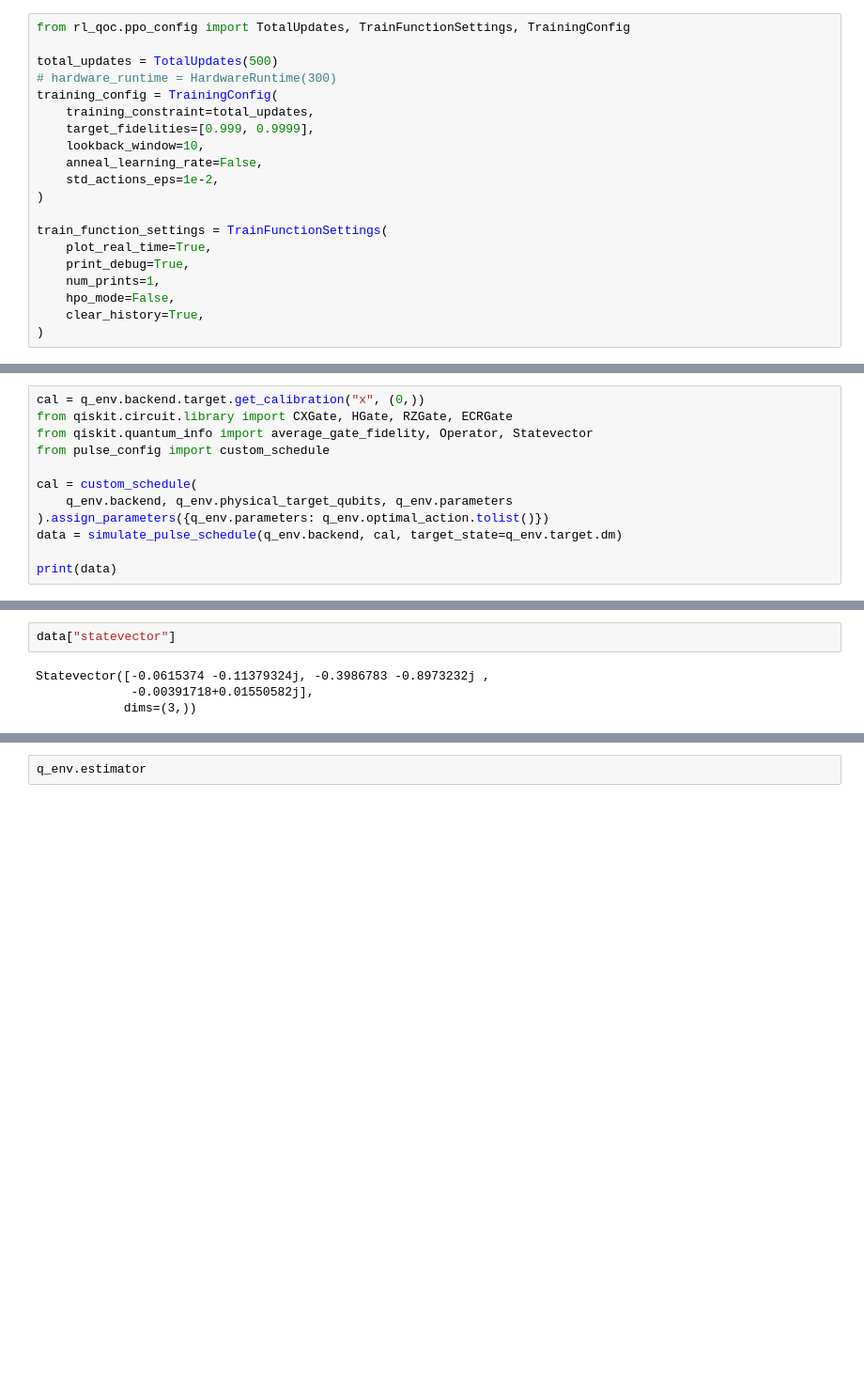
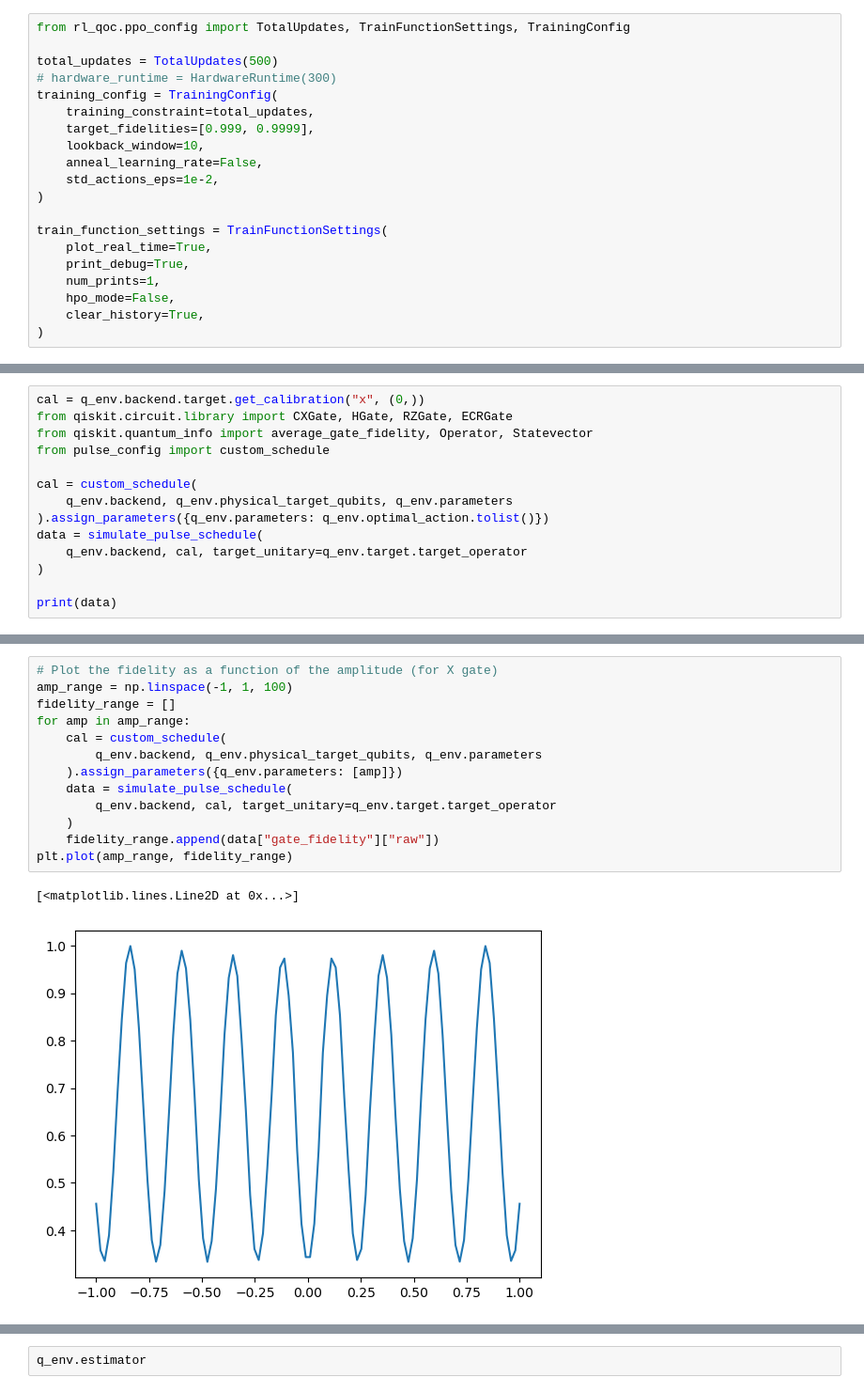
Before and after one commit to arthurostrauss/Quantum_Optimal_Control, a Jupyter notebook: pulse_level/qiskit_pulse/pulse_level_learning.ipynb, the cells around one changed output, grey strips where cells are left out. Shown at 94% size. Saved outputs shown, nothing was run; the diff lists cells and outputs as text; blank space fills up the shorter version.

```diff
--- a/pulse_level/qiskit_pulse/pulse_level_learning.ipynb
+++ b/pulse_level/qiskit_pulse/pulse_level_learning.ipynb
@@ -201,7 +227,9 @@ from pulse_config import custom_schedule
 cal = custom_schedule(
     q_env.backend, q_env.physical_target_qubits, q_env.parameters
 ).assign_parameters({q_env.parameters: q_env.optimal_action.tolist()})
-data = simulate_pulse_schedule(q_env.backend, cal, target_state=q_env.target.dm)
+data = simulate_pulse_schedule(
+    q_env.backend, cal, target_unitary=q_env.target.target_operator
+)
 
 print(data)
 # %% [output]
@@ -226,6 +253,16 @@ print(data)
-# %%
-data["statevector"]
-# %% [output]
-Statevector([-0.0615374 -0.11379324j, -0.3986783 -0.8973232j ,
-             -0.00391718+0.01550582j],
-            dims=(3,))
+# %%
+# Plot the fidelity as a function of the amplitude (for X gate)
+amp_range = np.linspace(-1, 1, 100)
+fidelity_range = []
+for amp in amp_range:
+    cal = custom_schedule(
+        q_env.backend, q_env.physical_target_qubits, q_env.parameters
+    ).assign_parameters({q_env.parameters: [amp]})
+    data = simulate_pulse_schedule(
+        q_env.backend, cal, target_unitary=q_env.target.target_operator
+    )
+    fidelity_range.append(data["gate_fidelity"]["raw"])
+plt.plot(amp_range, fidelity_range)
+# %% [output]
+[<matplotlib.lines.Line2D at 0x...>]
+[figure, added]
```
Also changed, not shown: parts of 15 cells of this notebook, 4 other files.
